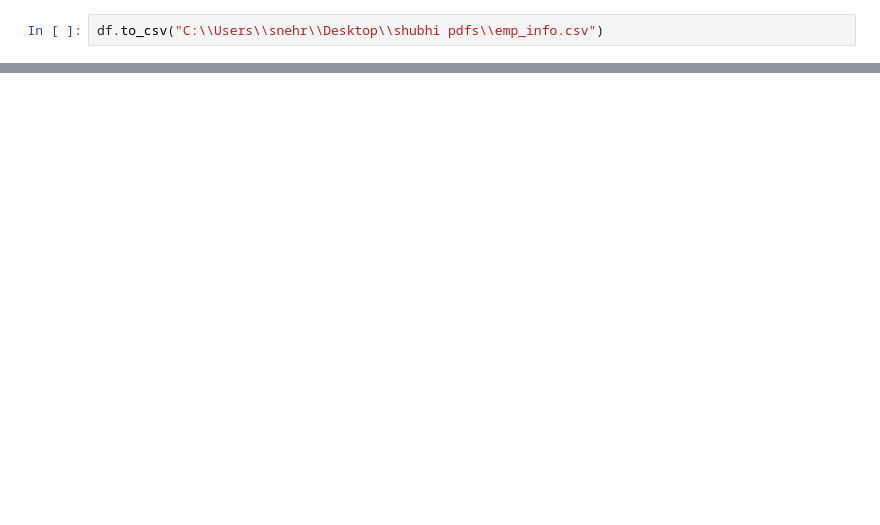
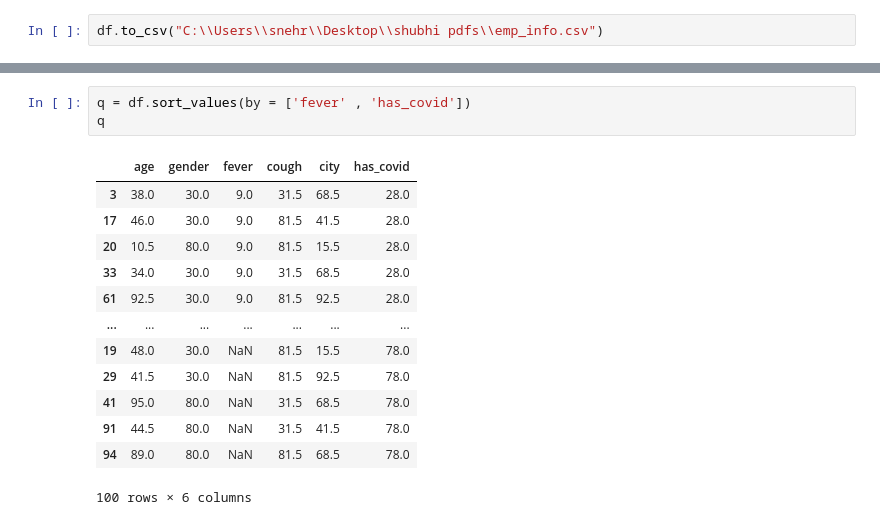
Before and after one commit to sharmashuc/advance-.python, a Jupyter notebook: advance python pandas.ipynb, the cells around one changed output, grey strips where cells are left out. Saved outputs shown, nothing was run; the diff lists cells and outputs as text; blank space fills up the shorter version.

```diff
--- a/advance python pandas.ipynb
+++ b/advance python pandas.ipynb
@@ -102,0 +262,17 @@ df.to_csv("C:\\Users\\snehr\\Desktop\\shubhi pdfs\\emp_info.csv")
+# %%
+q = df.sort_values(by = ['fever' , 'has_covid'])
+q
+# %% [output]
+|  | age | gender | fever | cough | city | has_covid |
+| 3 | 38.0 | 30.0 | 9.0 | 31.5 | 68.5 | 28.0 |
+| 17 | 46.0 | 30.0 | 9.0 | 81.5 | 41.5 | 28.0 |
+| 20 | 10.5 | 80.0 | 9.0 | 81.5 | 15.5 | 28.0 |
+| 33 | 34.0 | 30.0 | 9.0 | 31.5 | 68.5 | 28.0 |
+| 61 | 92.5 | 30.0 | 9.0 | 81.5 | 92.5 | 28.0 |
+| ... | ... | ... | ... | ... | ... | ... |
+| 19 | 48.0 | 30.0 | NaN | 81.5 | 15.5 | 78.0 |
+| 29 | 41.5 | 30.0 | NaN | 81.5 | 92.5 | 78.0 |
+| 41 | 95.0 | 80.0 | NaN | 31.5 | 68.5 | 78.0 |
+| 91 | 44.5 | 80.0 | NaN | 31.5 | 41.5 | 78.0 |
+| 94 | 89.0 | 80.0 | NaN | 81.5 | 68.5 | 78.0 |
+100 rows × 6 columns
```
Also changed, not shown: parts of 52 cells of this notebook.
